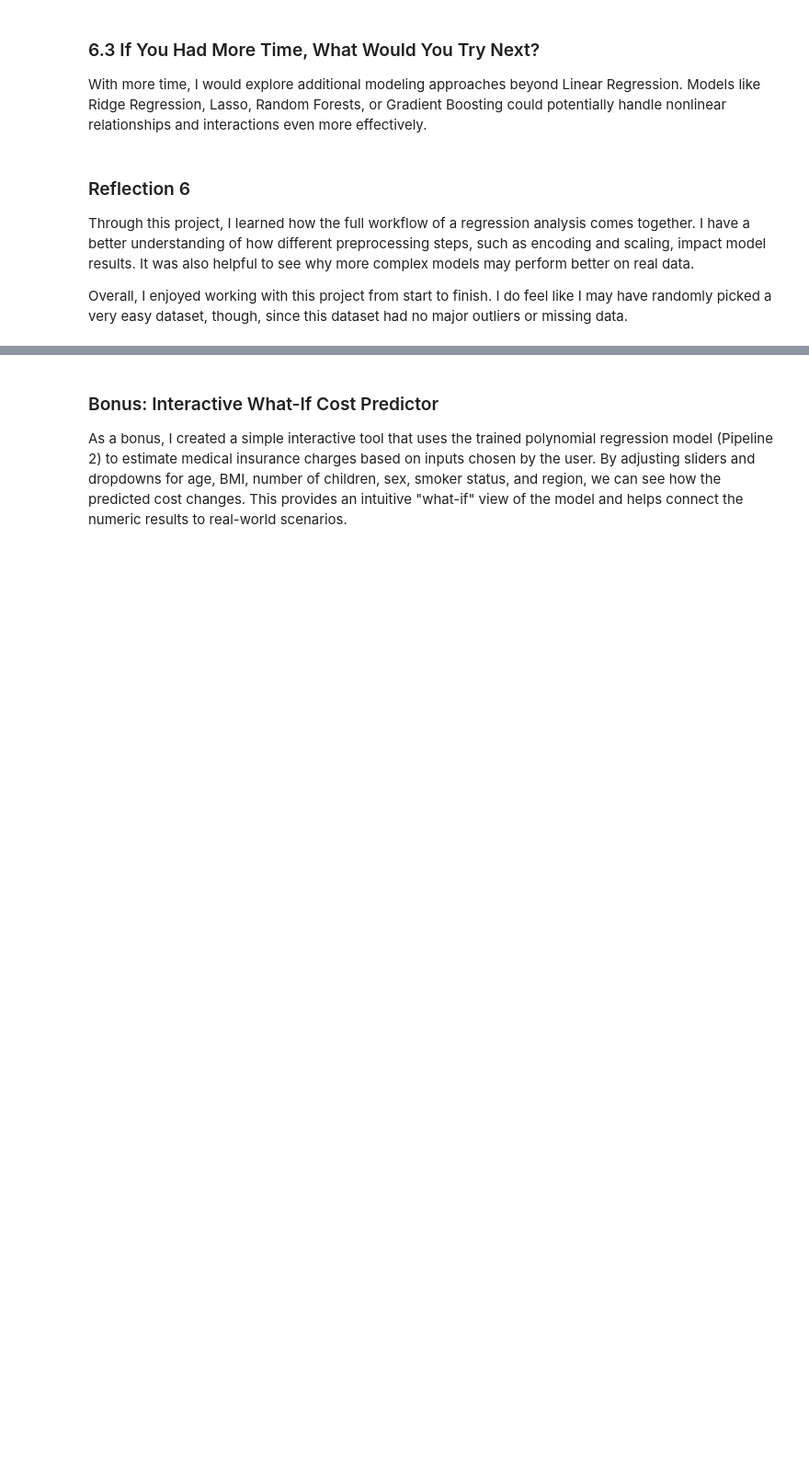
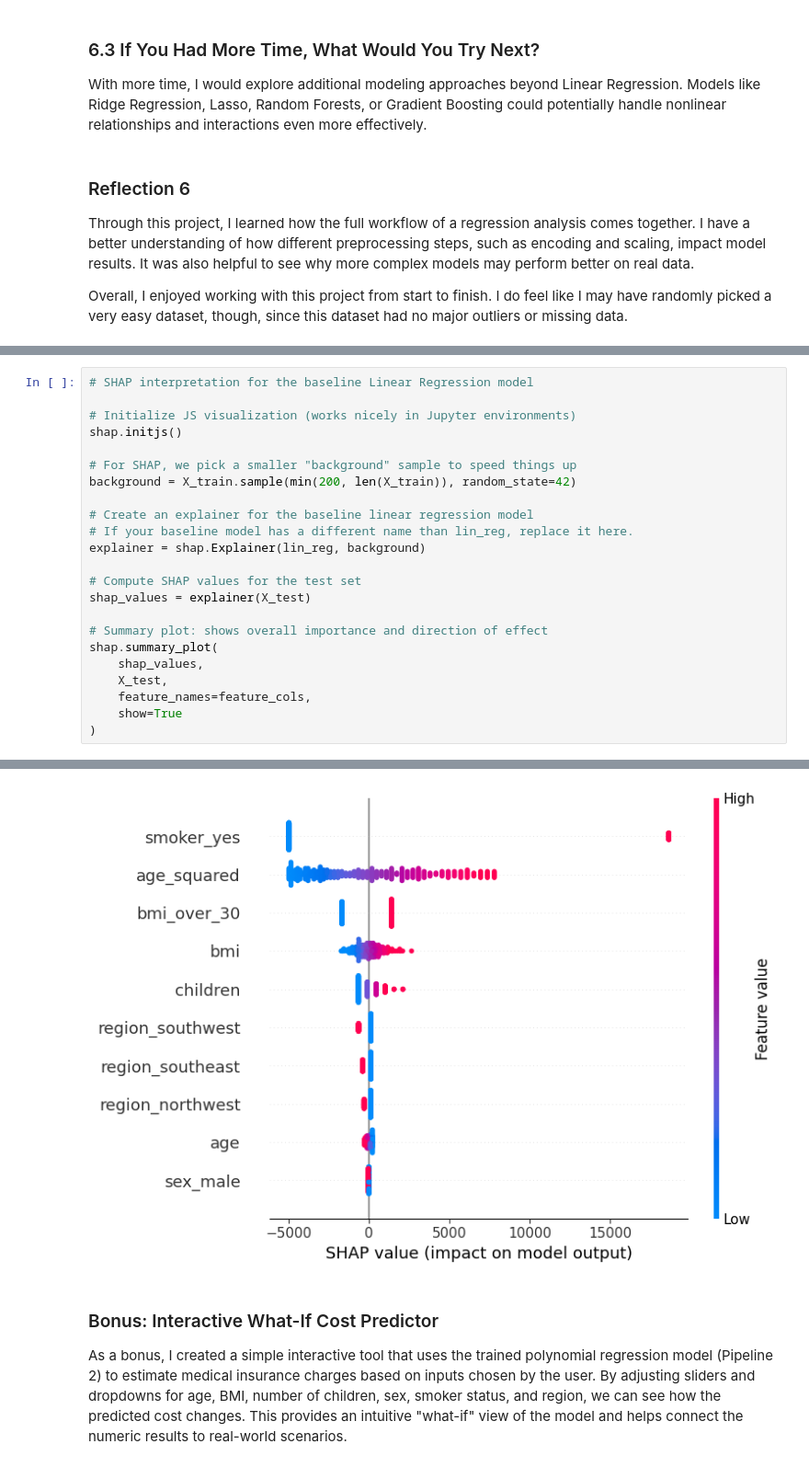
Before and after one commit to BethSpornitz/ml_regression_bethspornitz, a Jupyter notebook: notebooks/regression_final/ml_regression_final_bethspornitz.ipynb, the cells around one changed output, grey strips where cells are left out. Shown at 92% size. Drawn from its saved outputs; the diff is of its cells as text; blank space fills up the shorter version.

Commit message:
add shap visual

```diff
--- a/notebooks/regression_final/ml_regression_final_bethspornitz.ipynb
+++ b/notebooks/regression_final/ml_regression_final_bethspornitz.ipynb
@@ -650,0 +664,24 @@ Overall, I enjoyed working with this project from start to finish.  I do feel li
+# %%
+# SHAP interpretation for the baseline Linear Regression model
+
+# Initialize JS visualization (works nicely in Jupyter environments)
+shap.initjs()
+
+# For SHAP, we pick a smaller "background" sample to speed things up
+background = X_train.sample(min(200, len(X_train)), random_state=42)
+
+# Create an explainer for the baseline linear regression model
+# If your baseline model has a different name than lin_reg, replace it here.
+explainer = shap.Explainer(lin_reg, background)
+
+# Compute SHAP values for the test set
+shap_values = explainer(X_test)
+
+# Summary plot: shows overall importance and direction of effect
+shap.summary_plot(
+    shap_values,
+    X_test,
+    feature_names=feature_cols,
+    show=True
+)
+# %% [output]
@@ -651,3 +689,4 @@ Overall, I enjoyed working with this project from start to finish.  I do feel li
+[figure, added]
 # %% [markdown]
 ### Bonus: Interactive What-If Cost Predictor
 
```
Also changed, not shown: parts of 3 cells of this notebook.
